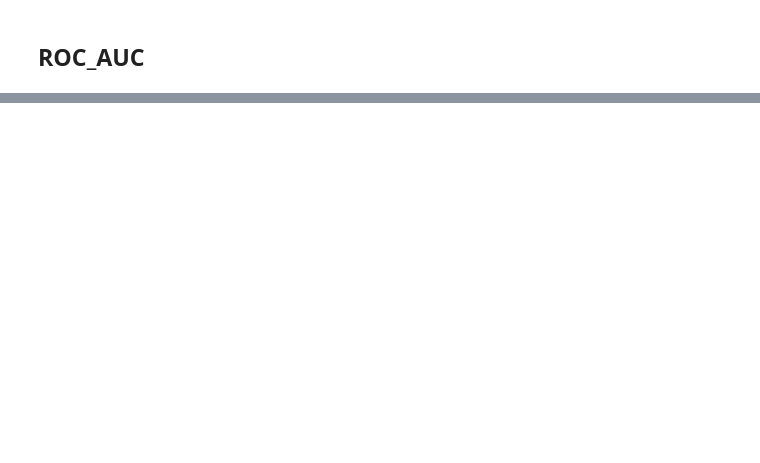
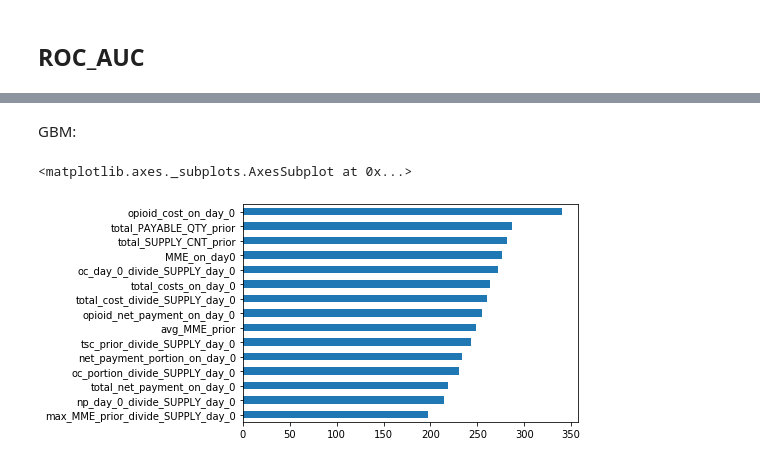
Before and after one commit to chenson2018/Humana-Mays-Competition, a Jupyter notebook: Final Model/Final Draft v4.ipynb, the cells around one changed output, grey strips where cells are left out. Cells and saved outputs as stored; diff of their text form; code cells hidden in the pictures; blank space fills up the shorter version.

```diff
--- a/Final Model/Final Draft v4.ipynb
+++ b/Final Model/Final Draft v4.ipynb
@@ -440,0 +456,7 @@ Random Forest and Neural Net ROC AUC: 0.8994807711281888
+# %% [markdown]
+GBM:
+# %%
+validationModel.GBM_importance.plot.barh()
+# %% [output]
+<matplotlib.axes._subplots.AxesSubplot at 0x...>
+[figure, added]
```
Also changed, not shown: parts of 10 cells of this notebook, 1 other file.
